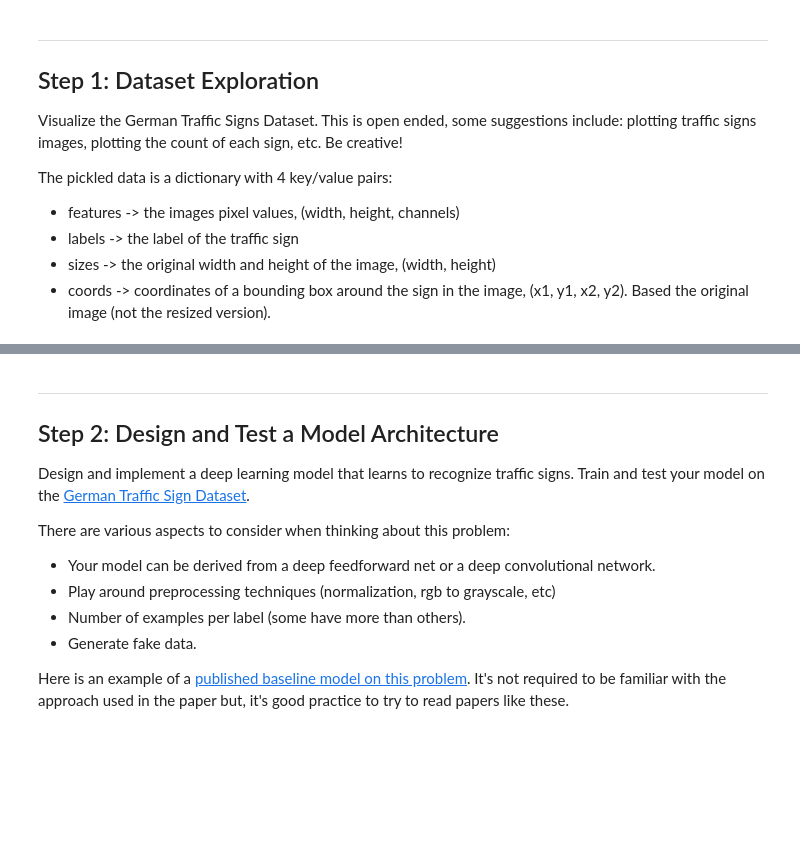
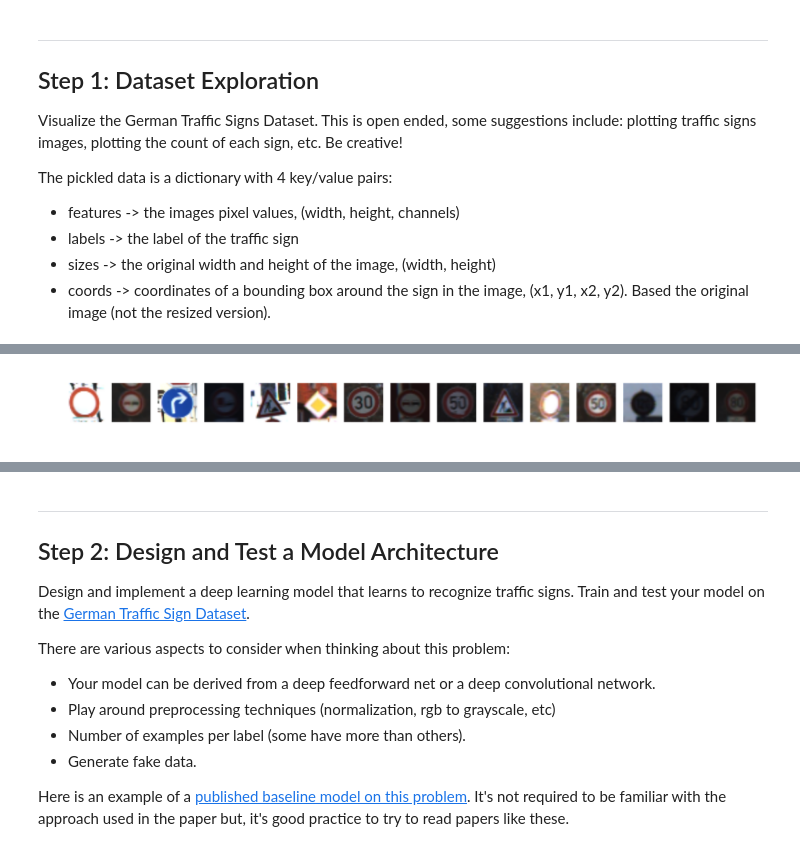
Before and after one commit to avidalh/Udacity-CarND-P2, a Jupyter notebook: Traffic_Signs_Recognition.ipynb, the cells around one changed output, grey strips where cells are left out. Drawn from its saved outputs; the diff is of its cells as text; code cells hidden in the pictures; blank space fills up the shorter version.

```diff
--- a/Traffic_Signs_Recognition.ipynb
+++ b/Traffic_Signs_Recognition.ipynb
@@ -114,0 +137,87 @@ plot_histogram(y_test, n_classes, "Testing Dataset Histogram")
+# %%
+import random
+
+
+def re_center(dataset):
+    """
+    recenter the image using the coords and original size information
+
+    """
+    new_dataset = []
+    #i=0
+    for f, l, s, c in zip(dataset['features'], dataset['labels'], dataset['sizes'], dataset['coords']):
+        x1 = c[0]/s[0] * 32
+        y1 = c[1]/s[1] * 32
+        x2 = c[2]/s[0] * 32
+        y2 = c[3]/s[1] * 32
+
+        pts1 = np.float32([[x1,y1],[x2,y1],[x1,y2],[x2,y2]])
+        pts2 = np.float32([[0,0],[32,0],[0,32],[32,32]])
+
+        M = cv2.getPerspectiveTransform(pts1,pts2)
+        dst = cv2.warpPerspective(f,M,(32,32))
+        new_dataset.append(dst)
+
+    return new_dataset
+
+
+def re_center_old(dataset):
+    """
+    recenter the image using the coords and original size information
+
+    """
+    new_dataset = []
+    i=0
+    for f, l, s, c in zip(dataset['features'], dataset['labels'], dataset['sizes'], dataset['coords']):
+        x1 = c[0]/s[0] * 32
+        y1 = c[1]/s[1] * 32
+        x2 = c[2]/s[0] * 32
+        y2 = c[3]/s[1] * 32
+
+        pts1 = np.float32([[x1,y1],[x2,y1],[x1,y2],[x2,y2]])
+        pts2 = np.float32([[0,0],[32,0],[0,32],[32,32]])
+
+        M = cv2.getPerspectiveTransform(pts1,pts2)
+        dst = cv2.warpPerspective(f,M,(32,32))
+        new_dataset.append(dst)
+        if i%5555 == 0:
+            fig = plt.figure()
+            a = fig.add_subplot(1,4,1, aspect='equal')
+            a.imshow(f)
+            a.add_patch(patches.Rectangle((x1, y1), x2-x1, y2-y1, linewidth=1,edgecolor='r',facecolor='none'))
+
+            a=fig.add_subplot(1,4,2, aspect='equal')
+            a.imshow(dst)
+        i +=1
+
+    plt.show()
+    return new_dataset
+
+
+def plot_5ximage(image_array):
+    """ some docu here"""
+    i = 1
+    fig = plt.figure(figsize=(11,1))
+
+    for image in image_array:
+        a = fig.add_subplot(1,15,i)
+        a.imshow(image)
+        plt.axis('off')
+        i +=1
+    plt.show()
+
+
+print('re centering datasets...')
+X_train = np.array(re_center(train))
+X_test = np.array(re_center(test))
+
+random_subset = random.sample(range(len(test['features'])),15)
+
+print_header("some testing dataset images")
+plot_5ximage(test['features'][random_subset])
+plot_5ximage(X_test[random_subset])
+
+print_header("some training dataset images")
+plot_5ximage(train['features'][random_subset])
+plot_5ximage(X_train[random_subset])
+# %% [output]
@@ -114,0 +229 @@ plot_histogram(y_test, n_classes, "Testing Dataset Histogram")
+[figure, added]
```
Also changed, not shown: parts of 6 cells of this notebook.
